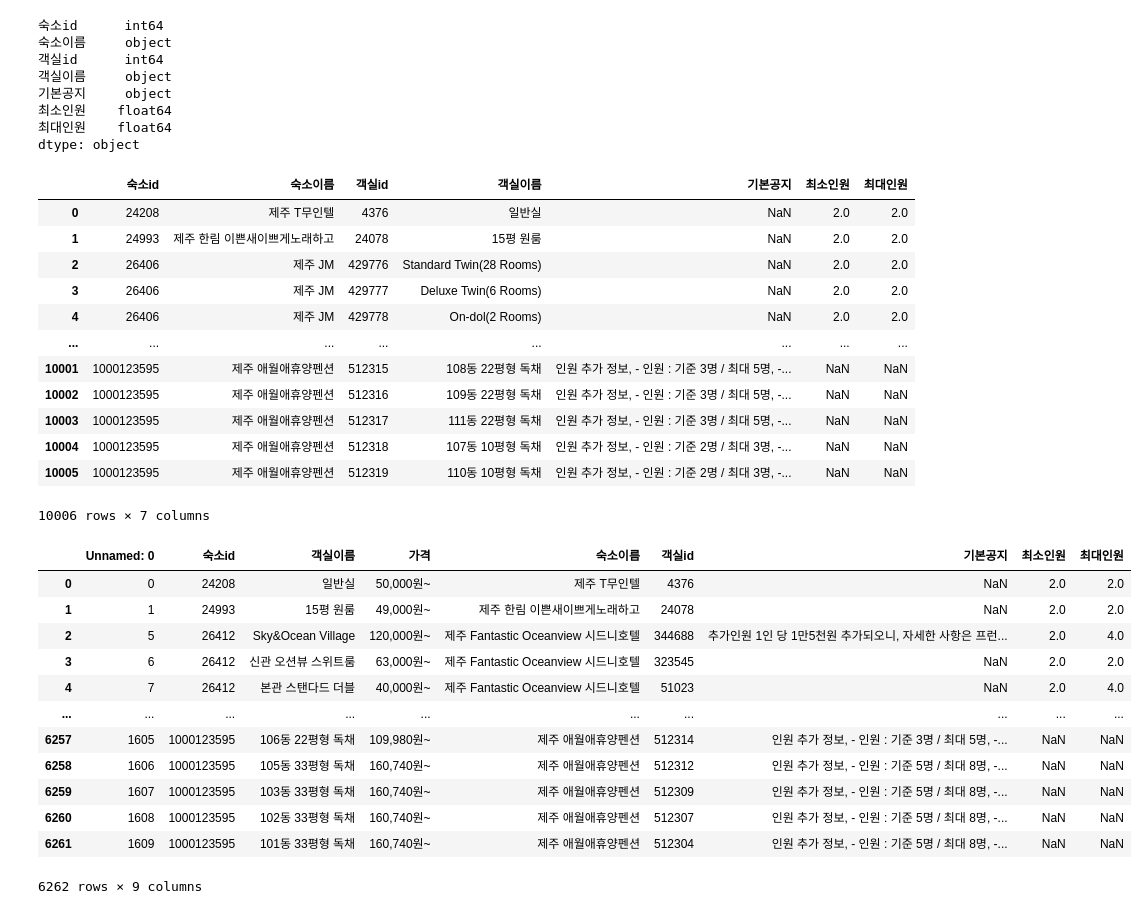
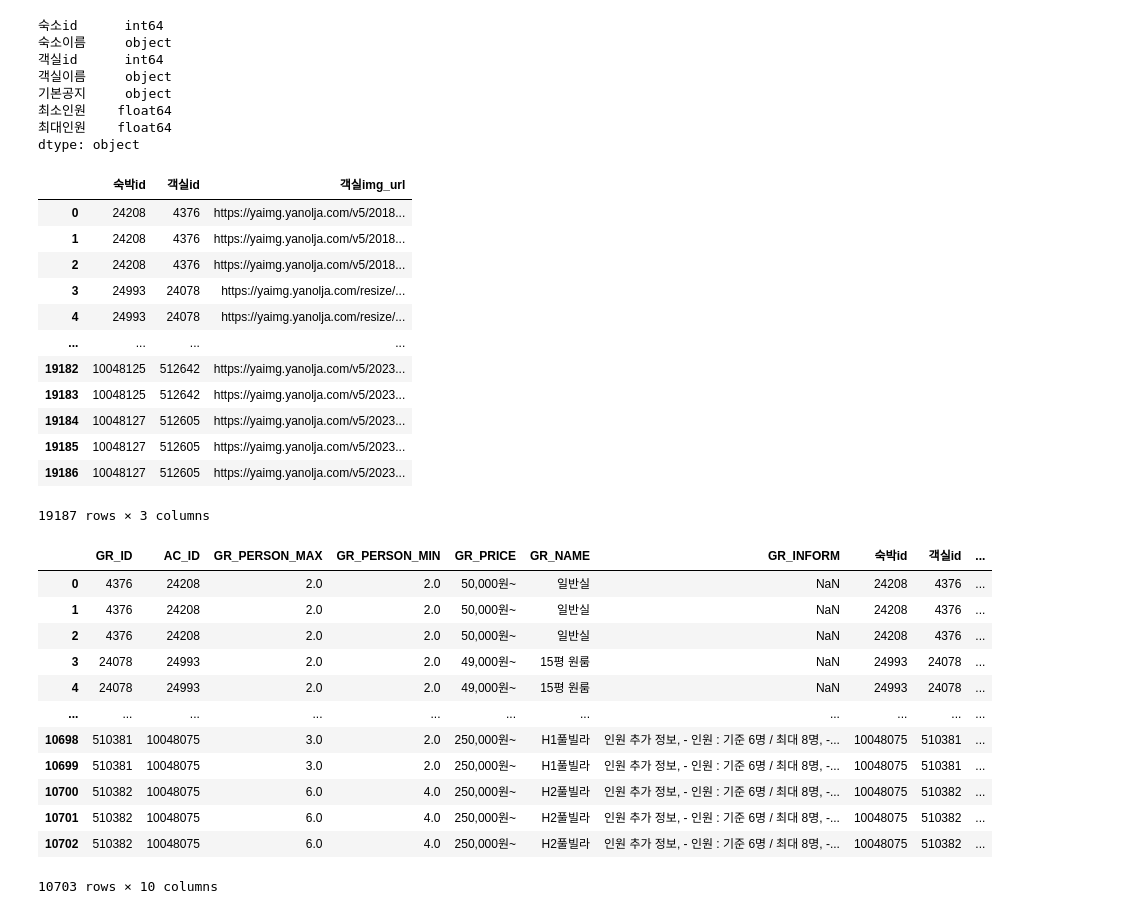
Before and after one commit to jasen8651/myfirstproject, a Jupyter notebook: Untitled26.ipynb, the cells around one changed output. Saved outputs shown, nothing was run; the diff lists cells and outputs as text; code cells hidden in the pictures.

```diff
--- a/Untitled26.ipynb
+++ b/Untitled26.ipynb
@@ -17,6 +17,6 @@ import pandas as pd
 # df=pd.read_csv('/content/drive/MyDrive/python_demo/pdsample/숙소정보크롤링.csv', sep=',', encoding='cp949')
 # df
 # %%
-df=pd.read_csv('/content/drive/MyDrive/python_demo/pdsample/객실정보크롤링.csv', sep=',', encoding='cp949')
+df=pd.read_csv('/content/drive/MyDrive/python_demo/pdsample/객실테이블0228(GR).csv', sep=',', encoding='cp949')
 df
 # %% [output]
@@ -53,43 +53,43 @@ year_df.dtypes
 최대인원    float64
 dtype: object
 # %%
-year_df=pd.read_csv('/content/drive/MyDrive/python_demo/pdsample/객실테이블.csv', sep=',', encoding='cp949')
+year_df=pd.read_csv('/content/drive/MyDrive/python_demo/pdsample/숙박객실id이미지url.csv', sep=',', encoding='cp949')
 # year_df = year_df.astype({'객실id' : 'object'})
 # year_df = year_df.astype({'숙소id' : 'object'})
 # %%
 year_df
 # %% [output]
-|  | 숙소id | 숙소이름 | 객실id | 객실이름 | 기본공지 | 최소인원 | 최대인원 |
-| 0 | 24208 | 제주 T무인텔 | 4376 | 일반실 | NaN | 2.0 | 2.0 |
-| 1 | 24993 | 제주 한림 이쁜새이쁘게노래하고 | 24078 | 15평 원룸 | NaN | 2.0 | 2.0 |
-| 2 | 26406 | 제주 JM | 429776 | Standard Twin(28 Rooms) | NaN | 2.0 | 2.0 |
-| 3 | 26406 | 제주 JM | 429777 | Deluxe Twin(6 Rooms) | NaN | 2.0 | 2.0 |
-| 4 | 26406 | 제주 JM | 429778 | On-dol(2 Rooms) | NaN | 2.0 | 2.0 |
-| ... | ... | ... | ... | ... | ... | ... | ... |
-| 10001 | 1000123595 | 제주 애월애휴양펜션 | 512315 | 108동 22평형 독채 | 인원 추가 정보, - 인원 : 기준 3명 / 최대 5명, -... | NaN | NaN |
-| 10002 | 1000123595 | 제주 애월애휴양펜션 | 512316 | 109동 22평형 독채 | 인원 추가 정보, - 인원 : 기준 3명 / 최대 5명, -... | NaN | NaN |
-| 10003 | 1000123595 | 제주 애월애휴양펜션 | 512317 | 111동 22평형 독채 | 인원 추가 정보, - 인원 : 기준 3명 / 최대 5명, -... | NaN | NaN |
-| 10004 | 1000123595 | 제주 애월애휴양펜션 | 512318 | 107동 10평형 독채 | 인원 추가 정보, - 인원 : 기준 2명 / 최대 3명, -... | NaN | NaN |
-| 10005 | 1000123595 | 제주 애월애휴양펜션 | 512319 | 110동 10평형 독채 | 인원 추가 정보, - 인원 : 기준 2명 / 최대 3명, -... | NaN | NaN |
+|  | 숙박id | 객실id | 객실img_url |
+| 0 | 24208 | 4376 | https://yaimg.yanolja.com/v5/2018... |
+| 1 | 24208 | 4376 | https://yaimg.yanolja.com/v5/2018... |
+| 2 | 24208 | 4376 | https://yaimg.yanolja.com/v5/2018... |
+| 3 | 24993 | 24078 | https://yaimg.yanolja.com/resize/... |
+| 4 | 24993 | 24078 | https://yaimg.yanolja.com/resize/... |
+| ... | ... | ... | ... |
+| 19182 | 10048125 | 512642 | https://yaimg.yanolja.com/v5/2023... |
+| 19183 | 10048125 | 512642 | https://yaimg.yanolja.com/v5/2023... |
+| 19184 | 10048127 | 512605 | https://yaimg.yanolja.com/v5/2023... |
+| 19185 | 10048127 | 512605 | https://yaimg.yanolja.com/v5/2023... |
+| 19186 | 10048127 | 512605 | https://yaimg.yanolja.com/v5/2023... |
-10006 rows × 7 columns
+19187 rows × 3 columns
 # %%
 df['숙소id'] = year_df['숙소id'].apply(str)
 # %%
-data=pd.merge(df, year_df, on=['숙소id','객실이름'], how='inner')
+data=pd.merge(df,year_df,left_on=['AC_ID','GR_ID'],right_on=['숙박id','객실id'],how='inner')
 data
 # %% [output]
-|  | Unnamed: 0 | 숙소id | 객실이름 | 가격 | 숙소이름 | 객실id | 기본공지 | 최소인원 | 최대인원 |
-| 0 | 0 | 24208 | 일반실 | 50,000원~ | 제주 T무인텔 | 4376 | NaN | 2.0 | 2.0 |
-| 1 | 1 | 24993 | 15평 원룸 | 49,000원~ | 제주 한림 이쁜새이쁘게노래하고 | 24078 | NaN | 2.0 | 2.0 |
-| 2 | 5 | 26412 | Sky&Ocean Village | 120,000원~ | 제주 Fantastic Oceanview 시드니호텔 | 344688 | 추가인원 1인 당 1만5천원 추가되오니, 자세한 사항은 프런... | 2.0 | 4.0 |
-| 3 | 6 | 26412 | 신관 오션뷰 스위트룸 | 63,000원~ | 제주 Fantastic Oceanview 시드니호텔 | 323545 | NaN | 2.0 | 2.0 |
-| 4 | 7 | 26412 | 본관 스탠다드 더블 | 40,000원~ | 제주 Fantastic Oceanview 시드니호텔 | 51023 | NaN | 2.0 | 4.0 |
-| ... | ... | ... | ... | ... | ... | ... | ... | ... | ... |
-| 6257 | 1605 | 1000123595 | 106동 22평형 독채 | 109,980원~ | 제주 애월애휴양펜션 | 512314 | 인원 추가 정보, - 인원 : 기준 3명 / 최대 5명, -... | NaN | NaN |
-| 6258 | 1606 | 1000123595 | 105동 33평형 독채 | 160,740원~ | 제주 애월애휴양펜션 | 512312 | 인원 추가 정보, - 인원 : 기준 5명 / 최대 8명, -... | NaN | NaN |
-| 6259 | 1607 | 1000123595 | 103동 33평형 독채 | 160,740원~ | 제주 애월애휴양펜션 | 512309 | 인원 추가 정보, - 인원 : 기준 5명 / 최대 8명, -... | NaN | NaN |
-| 6260 | 1608 | 1000123595 | 102동 33평형 독채 | 160,740원~ | 제주 애월애휴양펜션 | 512307 | 인원 추가 정보, - 인원 : 기준 5명 / 최대 8명, -... | NaN | NaN |
-| 6261 | 1609 | 1000123595 | 101동 33평형 독채 | 160,740원~ | 제주 애월애휴양펜션 | 512304 | 인원 추가 정보, - 인원 : 기준 5명 / 최대 8명, -... | NaN | NaN |
+|  | GR_ID | AC_ID | GR_PERSON_MAX | GR_PERSON_MIN | GR_PRICE | GR_NAME | GR_INFORM | 숙박id | 객실id | ... |
+| 0 | 4376 | 24208 | 2.0 | 2.0 | 50,000원~ | 일반실 | NaN | 24208 | 4376 | ... |
+| 1 | 4376 | 24208 | 2.0 | 2.0 | 50,000원~ | 일반실 | NaN | 24208 | 4376 | ... |
+| 2 | 4376 | 24208 | 2.0 | 2.0 | 50,000원~ | 일반실 | NaN | 24208 | 4376 | ... |
+| 3 | 24078 | 24993 | 2.0 | 2.0 | 49,000원~ | 15평 원룸 | NaN | 24993 | 24078 | ... |
+| 4 | 24078 | 24993 | 2.0 | 2.0 | 49,000원~ | 15평 원룸 | NaN | 24993 | 24078 | ... |
+| ... | ... | ... | ... | ... | ... | ... | ... | ... | ... | ... |
+| 10698 | 510381 | 10048075 | 3.0 | 2.0 | 250,000원~ | H1풀빌라 | 인원 추가 정보, - 인원 : 기준 6명 / 최대 8명, -... | 10048075 | 510381 | ... |
+| 10699 | 510381 | 10048075 | 3.0 | 2.0 | 250,000원~ | H1풀빌라 | 인원 추가 정보, - 인원 : 기준 6명 / 최대 8명, -... | 10048075 | 510381 | ... |
+| 10700 | 510382 | 10048075 | 6.0 | 4.0 | 250,000원~ | H2풀빌라 | 인원 추가 정보, - 인원 : 기준 6명 / 최대 8명, -... | 10048075 | 510382 | ... |
+| 10701 | 510382 | 10048075 | 6.0 | 4.0 | 250,000원~ | H2풀빌라 | 인원 추가 정보, - 인원 : 기준 6명 / 최대 8명, -... | 10048075 | 510382 | ... |
+| 10702 | 510382 | 10048075 | 6.0 | 4.0 | 250,000원~ | H2풀빌라 | 인원 추가 정보, - 인원 : 기준 6명 / 최대 8명, -... | 10048075 | 510382 | ... |
-6262 rows × 9 columns
+10703 rows × 10 columns
 # %%
 data2 = pd.DataFrame(data)
```
Also changed, not shown: parts of 4 cells of this notebook.
